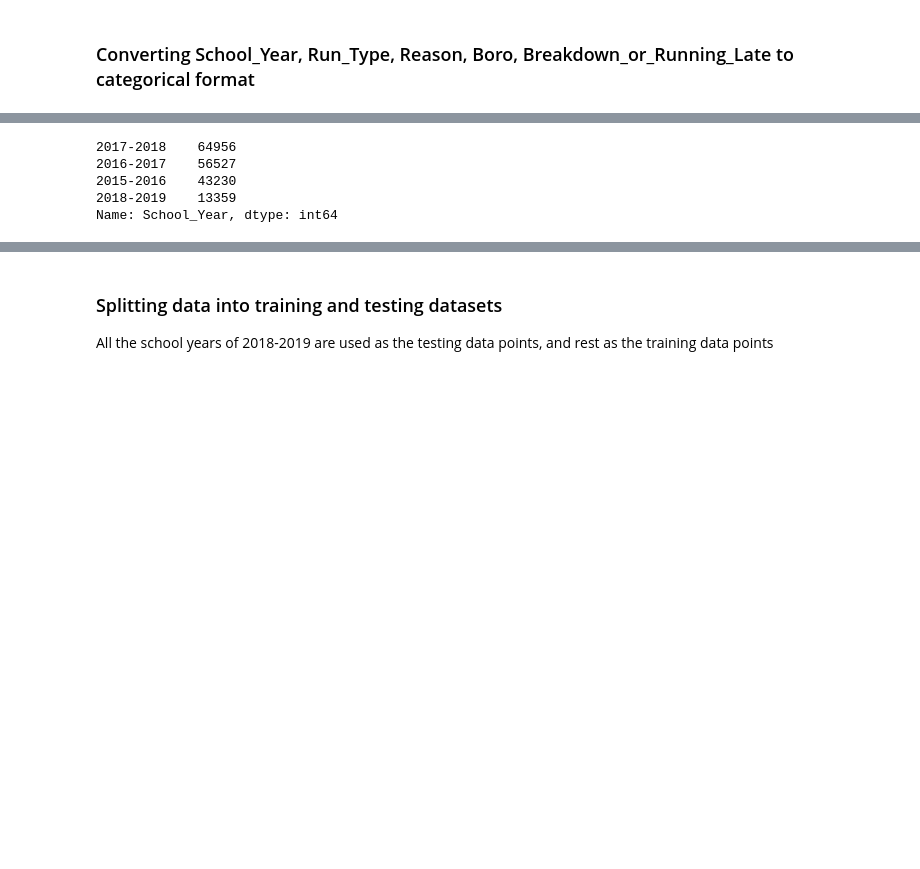
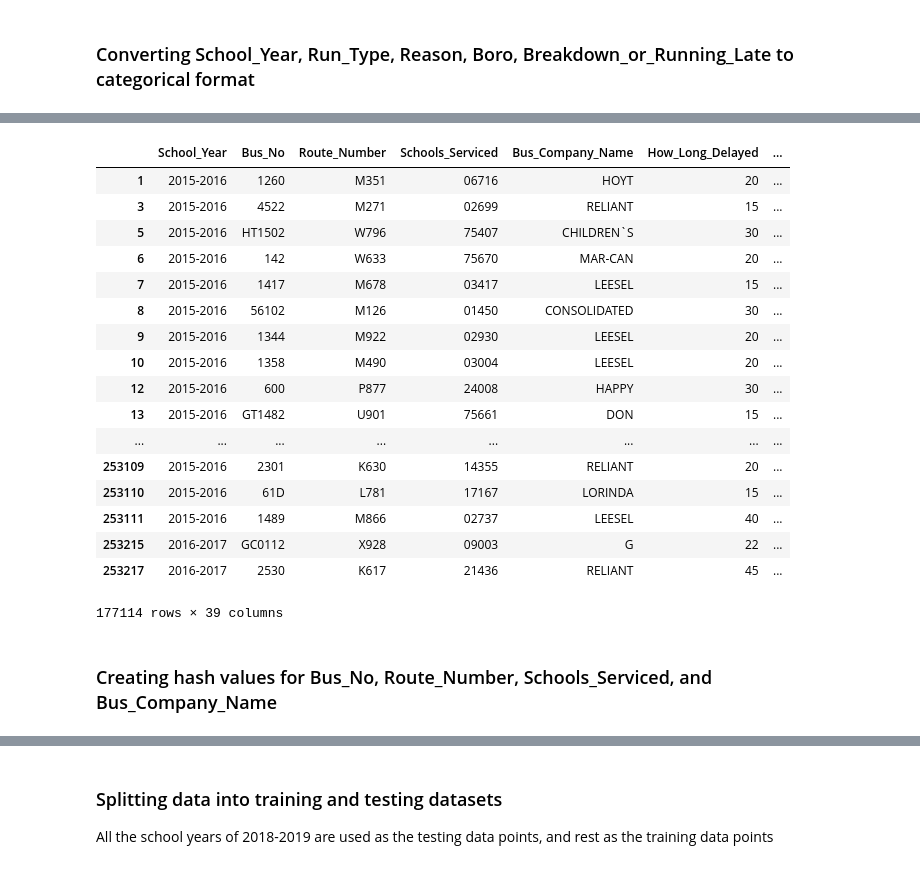
Before and after one commit to dhruvsharma15/bus_delay_prediction, a Jupyter notebook: data_preprocessing.ipynb, the cells around one changed output, grey strips where cells are left out. Saved outputs shown, nothing was run; the diff lists cells and outputs as text; code cells hidden in the pictures; blank space fills up the shorter version.

Commit message:
data prep and models

```diff
--- a/data_preprocessing.ipynb
+++ b/data_preprocessing.ipynb
@@ -153,3 +256,6 @@ subsampled_data
+# %%
+subsampled_data.drop(wrong_ind, inplace=True)
+subsampled_data.dropna(inplace=True)
 # %% [markdown]
 ### Reducing redundancy in the Bus_Company_Name by dicarding the redundant entries with different names
 # %%
@@ -224,7 +329,7 @@ print((subsampled_data.Breakdown_or_Running_Late == 'Breakdown').sum())
 #### Seeing the values, we can safely remove the Breakdown cases.
 # %%
 subsampled_data = subsampled_data.drop(subsampled_data[subsampled_data["Breakdown_or_Running_Late"] == "Breakdown"].index)
-subsampled_data.dropna(subset = ["Breakdown_or_Running_Late"], inplace = True)
+subsampled_data.drop(columns = ["Breakdown_or_Running_Late"], inplace = True)
 subsampled_data
 # %% [output]
 |  | School_Year | Run_Type | Bus_No | Route_Number | Reason | Schools_Serviced | Occurred_On | Boro | ... |
@@ -297,7 +404,6 @@ subsampled_data['School_Year'] = pd.Categorical(subsampled_data.School_Year)
 subsampled_data['Run_Type'] = pd.Categorical(subsampled_data.Run_Type)
 subsampled_data['Reason'] = pd.Categorical(subsampled_data.Reason)
 subsampled_data['Boro'] = pd.Categorical(subsampled_data.Boro)
-subsampled_data['Breakdown_or_Running_Late'] = pd.Categorical(subsampled_data.Breakdown_or_Running_Late)
 subsampled_data
 # %% [output]
 |  | School_Year | Run_Type | Bus_No | Route_Number | Reason | Schools_Serviced | Boro | Bus_Company_Name | ... |
@@ -325,9 +427,35 @@ subsampled_data
-# %%
-# print(subsampled_data['Run_Type'].value_counts())
-print(subsampled_data['School_Year'].value_counts())
-# %% [output]
-2017-2018    64956
-2016-2017    56527
-2015-2016    43230
-2018-2019    13359
-Name: School_Year, dtype: int64
+# %%
+subsampled_data = pd.concat([subsampled_data,
+                             pd.get_dummies(subsampled_data['Run_Type'], prefix='Run_Type')],axis=1)
+subsampled_data.drop("Run_Type", axis = 1, inplace=True)
+
+subsampled_data = pd.concat([subsampled_data,
+                             pd.get_dummies(subsampled_data['Boro'], prefix='Boro')],axis=1)
+subsampled_data.drop("Boro", axis = 1, inplace=True)
+
+subsampled_data = pd.concat([subsampled_data,
+                             pd.get_dummies(subsampled_data['Reason'], prefix='Reason')],axis=1)
+subsampled_data.drop("Reason", axis = 1, inplace=True)
+# %%
+subsampled_data
+# %% [output]
+|  | School_Year | Bus_No | Route_Number | Schools_Serviced | Bus_Company_Name | How_Long_Delayed | ... |
+| 1 | 2015-2016 | 1260 | M351 | 06716 | HOYT | 20 | ... |
+| 3 | 2015-2016 | 4522 | M271 | 02699 | RELIANT | 15 | ... |
+| 5 | 2015-2016 | HT1502 | W796 | 75407 | CHILDREN`S | 30 | ... |
+| 6 | 2015-2016 | 142 | W633 | 75670 | MAR-CAN | 20 | ... |
+| 7 | 2015-2016 | 1417 | M678 | 03417 | LEESEL | 15 | ... |
+| 8 | 2015-2016 | 56102 | M126 | 01450 | CONSOLIDATED | 30 | ... |
+| 9 | 2015-2016 | 1344 | M922 | 02930 | LEESEL | 20 | ... |
+| 10 | 2015-2016 | 1358 | M490 | 03004 | LEESEL | 20 | ... |
+| 12 | 2015-2016 | 600 | P877 | 24008 | HAPPY | 30 | ... |
+| 13 | 2015-2016 | GT1482 | U901 | 75661 | DON | 15 | ... |
+| ... | ... | ... | ... | ... | ... | ... | ... |
+| 253109 | 2015-2016 | 2301 | K630 | 14355 | RELIANT | 20 | ... |
+| 253110 | 2015-2016 | 61D | L781 | 17167 | LORINDA | 15 | ... |
+| 253111 | 2015-2016 | 1489 | M866 | 02737 | LEESEL | 40 | ... |
+| 253215 | 2016-2017 | GC0112 | X928 | 09003 | G | 22 | ... |
+| 253217 | 2016-2017 | 2530 | K617 | 21436 | RELIANT | 45 | ... |
+177114 rows × 39 columns
+# %% [markdown]
+### Creating hash values for Bus_No, Route_Number, Schools_Serviced, and Bus_Company_Name
```
Also changed, not shown: parts of 19 cells of this notebook, 1 other file.
